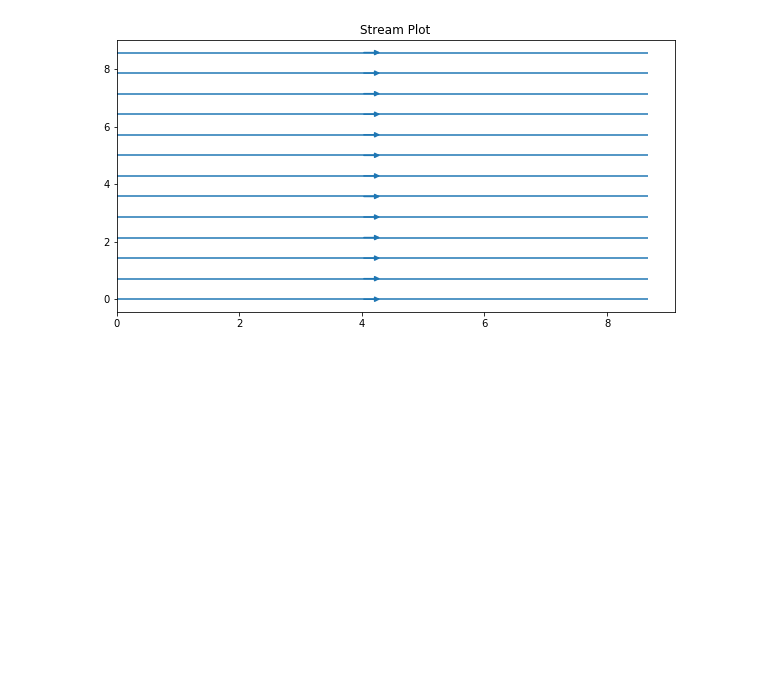
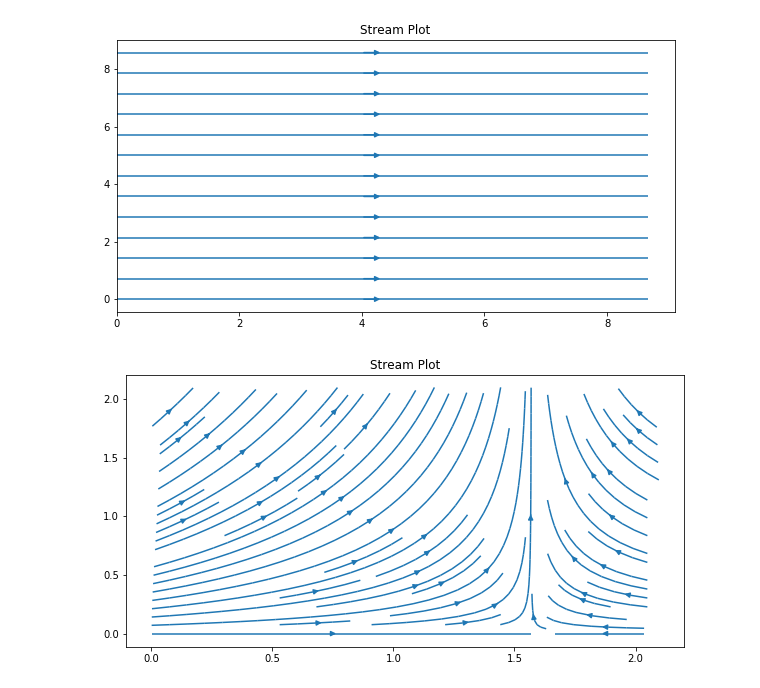
Before and after one commit to sahityakmr/Albatross, a Jupyter notebook: libraries/matplotlib_various_plots.ipynb, the cells around one changed output. Saved outputs shown, nothing was run; the diff lists cells and outputs as text; code cells hidden in the pictures; blank space fills up the shorter version.

```diff
--- a/libraries/matplotlib_various_plots.ipynb
+++ b/libraries/matplotlib_various_plots.ipynb
@@ -202,3 +202,16 @@ plt.savefig('out/StreamPlot.png')
 plt.show()
 # %% [output]
 [figure]
+# %%
+x = np.arange(0,2.2,0.1)
+y = np.arange(0,2.2,0.1)
+X, Y = np.meshgrid(x, y)
+u = np.cos(X) * y
+v = np.sin(y) * Y
+fig = plt.figure(figsize = (10,5))
+ax1 = plt.subplot()
+ax1.streamplot(X, Y, u, v, density = 1)
+plt.title('Stream Plot')
+plt.show()
+# %% [output]
+[figure, added]
```
Also changed, not shown: parts of 4 cells of this notebook.
